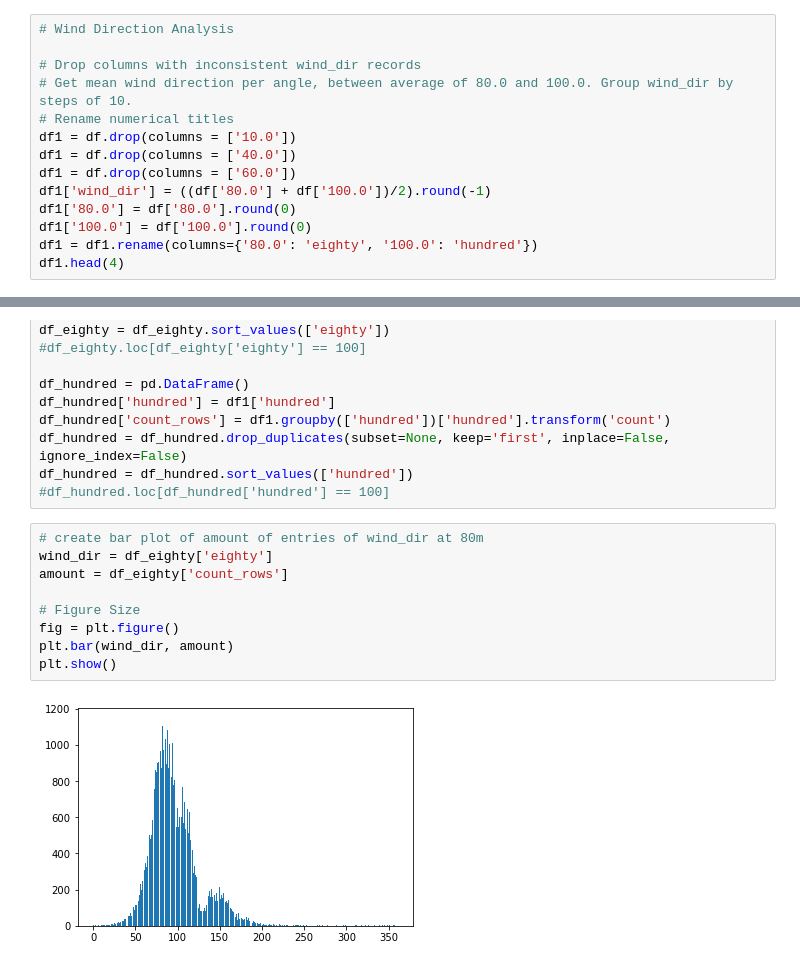
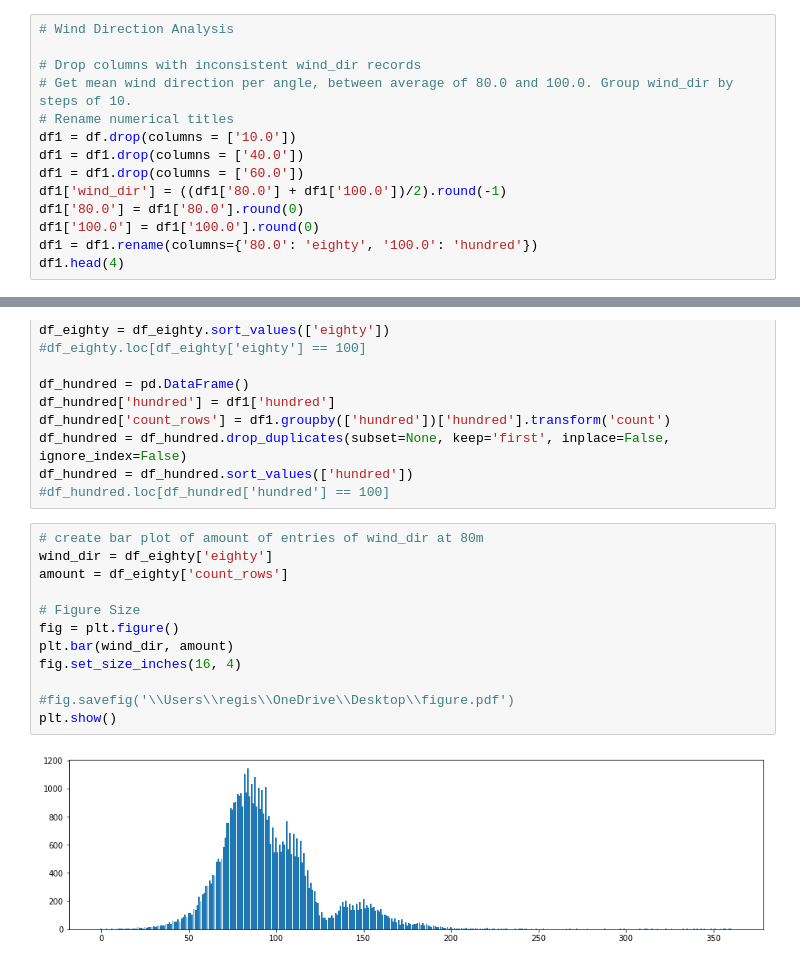
Before and after one commit to GStechschulte/wake_effect, a Jupyter notebook: delta_wind_velocity/analysis_wind_speed_&_direction.ipynb, the cells around one changed output, grey strips where cells are left out. Drawn from its saved outputs; the diff is of its cells as text.

```diff
--- a/delta_wind_velocity/analysis_wind_speed_&_direction.ipynb
+++ b/delta_wind_velocity/analysis_wind_speed_&_direction.ipynb
@@ -35,11 +35,11 @@ df.head(4)
 # Get mean wind direction per angle, between average of 80.0 and 100.0. Group wind_dir by steps of 10.
 # Rename numerical titles
 df1 = df.drop(columns = ['10.0'])
-df1 = df.drop(columns = ['40.0'])
-df1 = df.drop(columns = ['60.0'])
-df1['wind_dir'] = ((df['80.0'] + df['100.0'])/2).round(-1)
-df1['80.0'] = df['80.0'].round(0)
-df1['100.0'] = df['100.0'].round(0)
+df1 = df1.drop(columns = ['40.0'])
+df1 = df1.drop(columns = ['60.0'])
+df1['wind_dir'] = ((df1['80.0'] + df1['100.0'])/2).round(-1)
+df1['80.0'] = df1['80.0'].round(0)
+df1['100.0'] = df1['100.0'].round(0)
 df1 = df1.rename(columns={'80.0': 'eighty', '100.0': 'hundred'})
 df1.head(4)
 # %% [output]
@@ -68,14 +68,17 @@ df_hundred = df_hundred.sort_values(['hundred'])
 # %%
 # create bar plot of amount of entries of wind_dir at 80m
 wind_dir = df_eighty['eighty']
 amount = df_eighty['count_rows']
 
 # Figure Size
 fig = plt.figure()
 plt.bar(wind_dir, amount)
+fig.set_size_inches(16, 4)
+
+#fig.savefig('\\Users\\regis\\OneDrive\\Desktop\\figure.pdf')
 plt.show()
 # %% [output]
-[figure, old version]
+[figure, new version]
 # %%
 # create bar plot of amount of entries of wind_dir at 1000m
 wind_dir = df_hundred['hundred']
```
Also changed, not shown: parts of 6 cells of this notebook, 1 other file.
